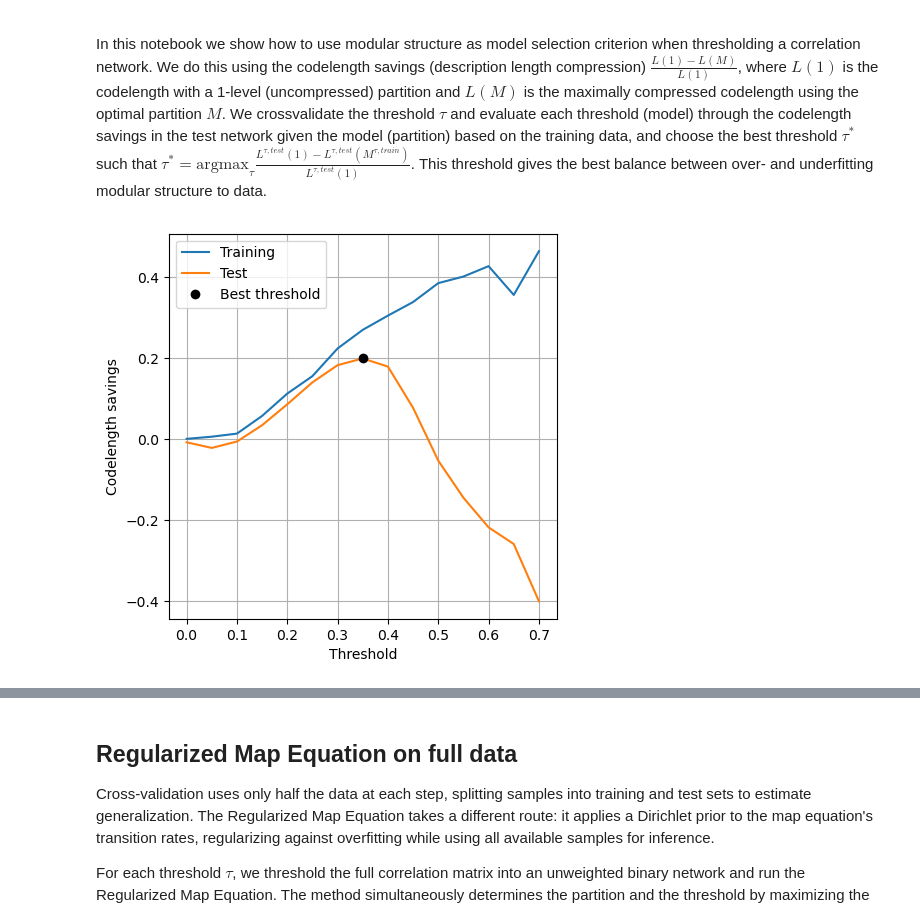
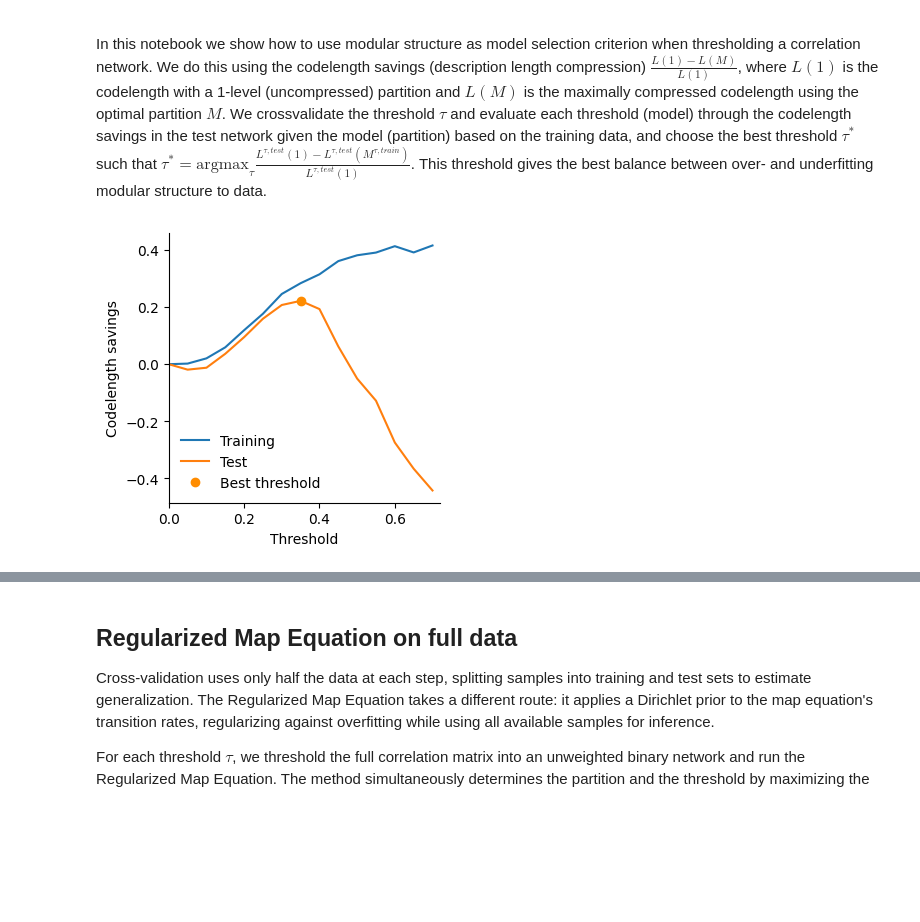
Before and after one commit to mapequation/infomap-tutorial-notebooks, a Jupyter notebook: 9.4 Model Selection with Correlational Data.ipynb, the cells around one changed output, grey strips where cells are left out. Saved outputs shown, nothing was run; the diff lists cells and outputs as text; code cells hidden in the pictures; blank space fills up the shorter version.

```diff
--- a/9.4 Model Selection with Correlational Data.ipynb
+++ b/9.4 Model Selection with Correlational Data.ipynb
@@ -55,31 +67,34 @@ def codelength_savings(sample, thresholds):
 # %%
 # sample multivariate data with planted modular structure
 planted_cov = 0.3
 nSamples = 100
 nModules = 8
 nNodesPerModule = 30
 
 cov = blockCov(nModules, nNodesPerModule, planted_cov)
 mean = np.zeros((nModules*nNodesPerModule,))
 sample = np.random.multivariate_normal(mean, cov, size = nSamples)
 plantedPartition = []
 for i in range(1,nModules+1):
     plantedPartition += np.full(nNodesPerModule, i).tolist()
 # do repeated cross validation to find the threshold that gives
 # the best balance between over and underfitting modular structure to data
 thresholds = np.arange(0,0.75, 0.05)
 nRuns = 10
 train_codelength_savings, test_codelength_savings = np.zeros((1, len(thresholds))), np.zeros((1, len(thresholds)))
 for _ in range(0, nRuns):
     train_codelength_savings_, test_codelength_savings_ = codelength_savings(sample, thresholds)
     train_codelength_savings+=train_codelength_savings_
     test_codelength_savings+=test_codelength_savings_
 threshold_best = thresholds[test_codelength_savings.argmax()]
-fig, ax = plt.subplots(1, 1, figsize = (5,5))
+fig, ax = plt.subplots(1, 1, figsize = (3.5,3.5))
 ax.plot(thresholds, train_codelength_savings[0]/nRuns, label='Training')
 ax.plot(thresholds, test_codelength_savings[0]/nRuns, label='Test')
-ax.plot(threshold_best, test_codelength_savings.max()/nRuns, 'ko', label='Best threshold')
-ax.grid(), ax.legend(), ax.set_xlabel('Threshold'), ax.set_ylabel('Codelength savings');
+ax.plot(threshold_best, test_codelength_savings.max()/nRuns, 'o', color="darkorange", label='Best threshold')
+ax.set_xlim(0.0, 0.72)
+ax.spines['top'].set_visible(False)
+ax.spines['right'].set_visible(False)
+ax.legend(frameon=False), ax.set_xlabel('Threshold'), ax.set_ylabel('Codelength savings');
 # %% [output]
-[figure, old version]
+[figure, new version]
 # %%
```
Also changed, not shown: parts of 5 cells of this notebook.
